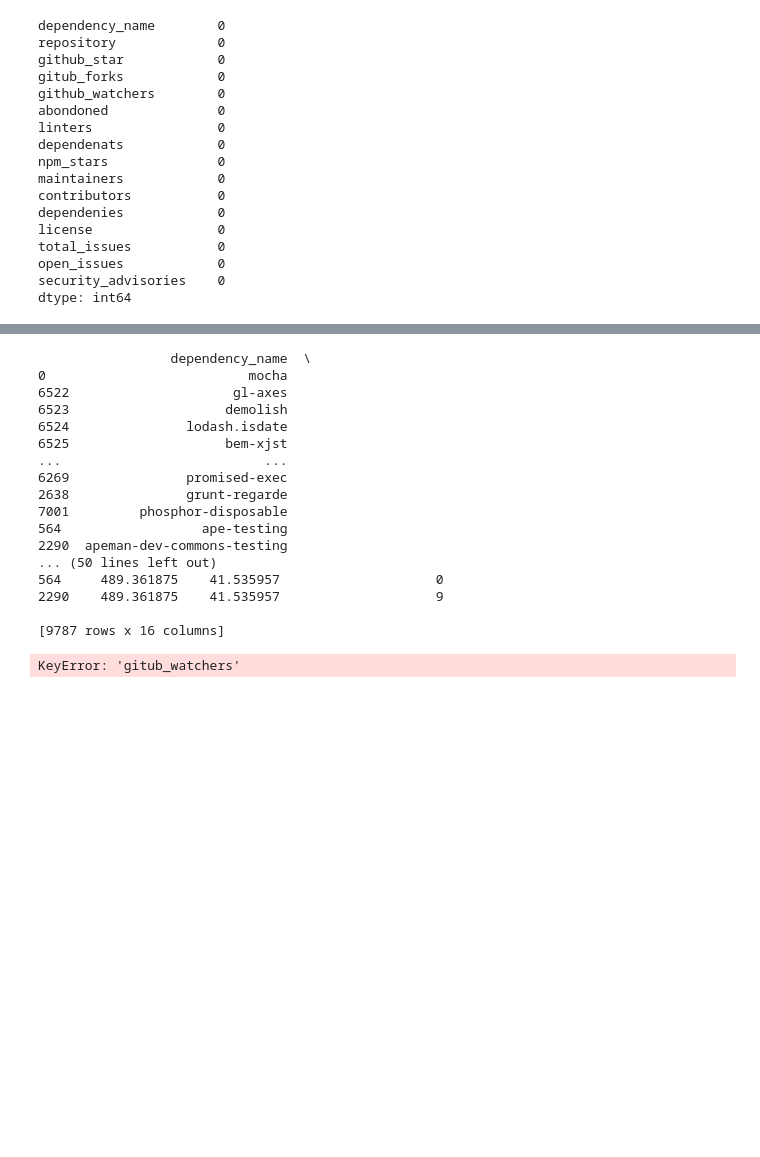
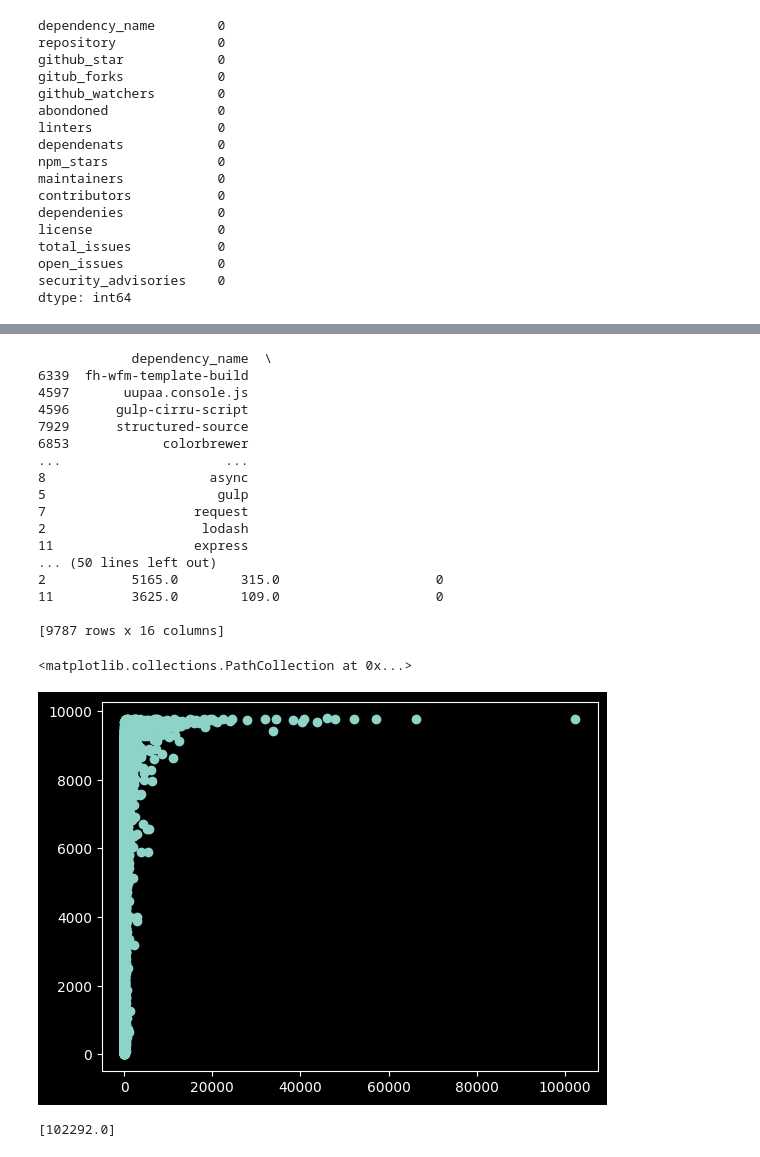
Before and after one commit to malinatrash/Data-Analytics, a Jupyter notebook: Lab1/task.ipynb, the cells around one changed output, grey strips where cells are left out. Drawn from its saved outputs; the diff is of its cells as text; code cells hidden in the pictures; blank space fills up the shorter version.

```diff
--- a/Lab1/task.ipynb
+++ b/Lab1/task.ipynb
@@ -185,28 +192,35 @@ plt.scatter(df_1['gitub_forks'], m)
 # %%
-df_2= df.sort_values('abondoned')
+df_2= df.sort_values('npm_stars')
 print(df_2)
 
 m = []
 for i in range(9787):
     m.append(i)
 
-plt.scatter(df_2['gitub_watchers'], m)
+plt.scatter(df_2['dependenats'], m)
 # %% [output]
-                 dependency_name  \
-0                          mocha
-6522                     gl-axes
-6523                    demolish
-6524               lodash.isdate
-6525                    bem-xjst
-...                          ...
-6269               promised-exec
-2638               grunt-regarde
-7001         phosphor-disposable
-564                  ape-testing
-2290  apeman-dev-commons-testing
+            dependency_name  \
+6339  fh-wfm-template-build
+4597       uupaa.console.js
+4596      gulp-cirru-script
+7929      structured-source
+6853            colorbrewer
+...                     ...
+8                     async
+5                      gulp
+7                   request
+2                    lodash
+11                  express
 ... (50 lines left out)
-564     489.361875    41.535957                    0
-2290    489.361875    41.535957                    9
+2           5165.0        315.0                    0
+11          3625.0        109.0                    0
 
 [9787 rows x 16 columns]
-KeyError: 'gitub_watchers'
+<matplotlib.collections.PathCollection at 0x...>
+[figure, added]
+# %%
+df['dependenats'].describe()
+df_d = filter(lambda n: n > 80000, df['dependenats'])
+list(df_d)
+# %% [output]
+[102292.0]
```
Also changed, not shown: parts of 17 cells of this notebook.
